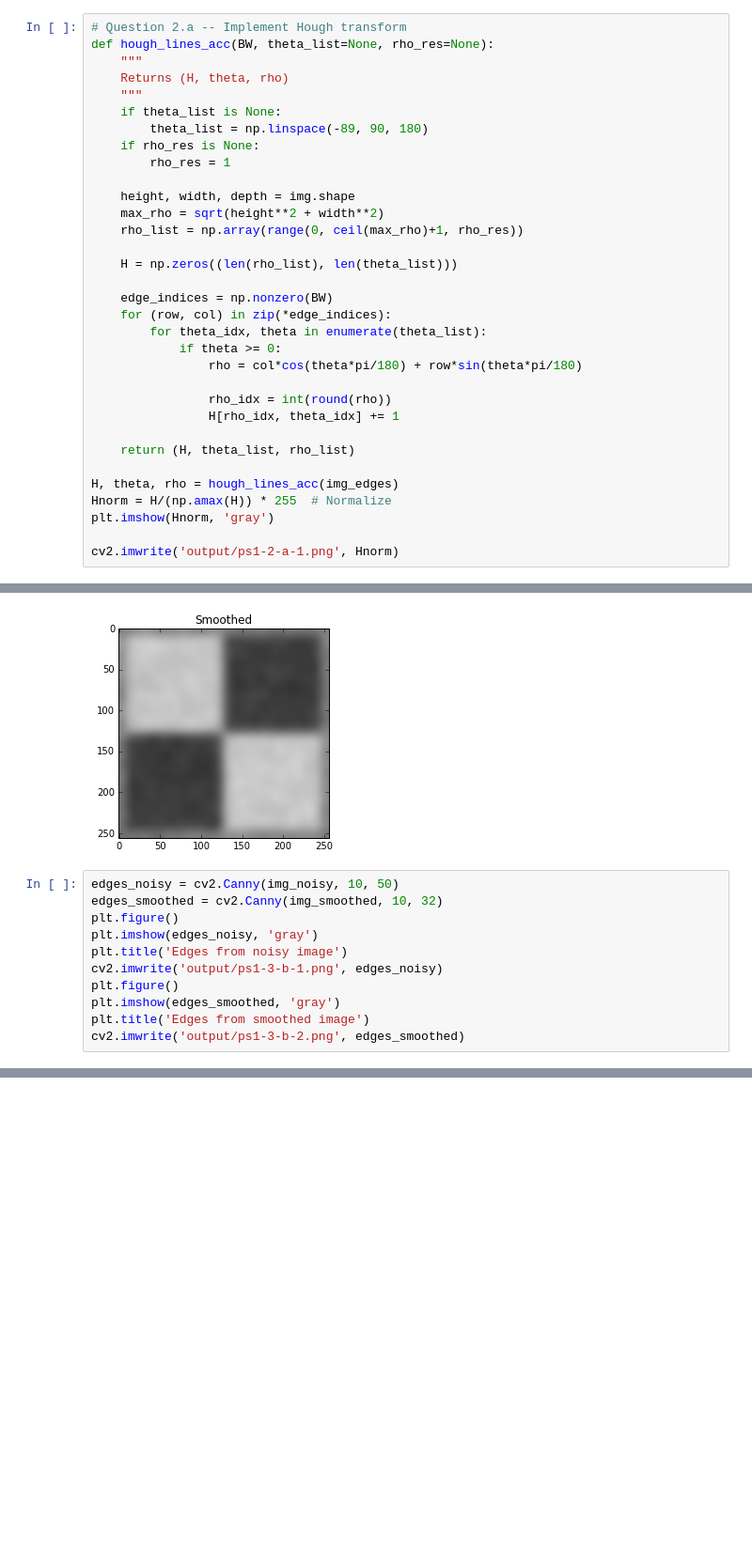
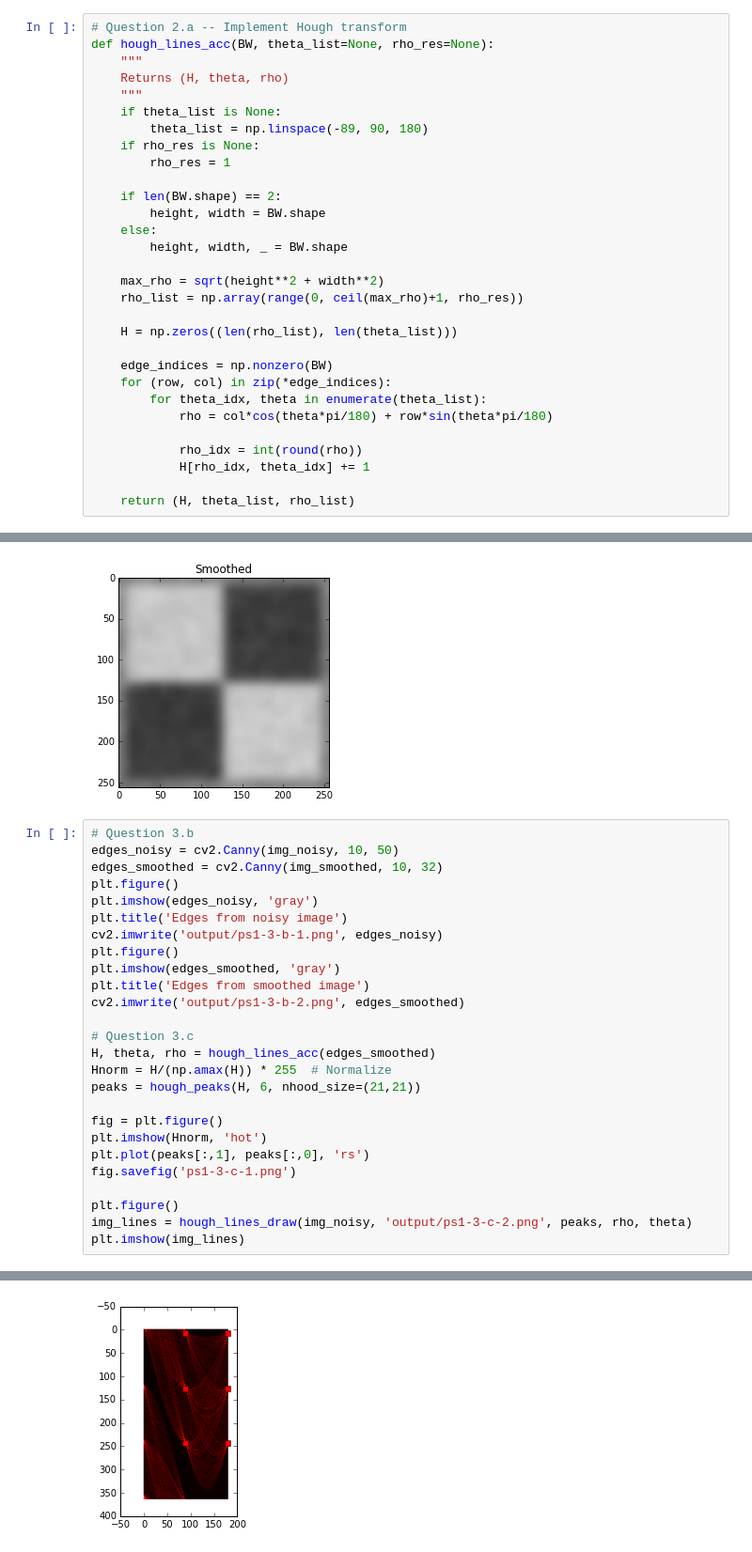
Before and after one commit to thomasantony/ud810-intro-computer-vision, a Jupyter notebook: ps1/ps1.ipynb, the cells around one changed output, grey strips where cells are left out. Shown: that part at 94% size. Saved outputs shown, nothing was run; the diff lists cells and outputs as text; blank space fills up the shorter version.

```diff
--- a/ps1/ps1.ipynb
+++ b/ps1/ps1.ipynb
@@ -31,7 +31,11 @@ def hough_lines_acc(BW, theta_list=None, rho_res=None):
     if rho_res is None:
         rho_res = 1
 
-    height, width, depth = img.shape
+    if len(BW.shape) == 2:
+        height, width = BW.shape
+    else:
+        height, width, _ = BW.shape
+
     max_rho = sqrt(height**2 + width**2)
     rho_list = np.array(range(0, ceil(max_rho)+1, rho_res))
 
@@ -40,16 +44,9 @@ def hough_lines_acc(BW, theta_list=None, rho_res=None):
     edge_indices = np.nonzero(BW)
     for (row, col) in zip(*edge_indices):
         for theta_idx, theta in enumerate(theta_list):
-            if theta >= 0:
-                rho = col*cos(theta*pi/180) + row*sin(theta*pi/180)
+            rho = col*cos(theta*pi/180) + row*sin(theta*pi/180)
 
-                rho_idx = int(round(rho))
-                H[rho_idx, theta_idx] += 1
+            rho_idx = int(round(rho))
+            H[rho_idx, theta_idx] += 1
 
     return (H, theta_list, rho_list)
-
-H, theta, rho = hough_lines_acc(img_edges)
-Hnorm = H/(np.amax(H)) * 255  # Normalize
-plt.imshow(Hnorm, 'gray')
-
-cv2.imwrite('output/ps1-2-a-1.png', Hnorm)
@@ -148,6 +177,7 @@ True
 [figure]
 [figure]
 # %%
+# Question 3.b
 edges_noisy = cv2.Canny(img_noisy, 10, 50)
 edges_smoothed = cv2.Canny(img_smoothed, 10, 32)
 plt.figure()
@@ -158,4 +188,18 @@ plt.figure()
 plt.imshow(edges_smoothed, 'gray')
 plt.title('Edges from smoothed image')
 cv2.imwrite('output/ps1-3-b-2.png', edges_smoothed)
+
+# Question 3.c
+H, theta, rho = hough_lines_acc(edges_smoothed)
+Hnorm = H/(np.amax(H)) * 255  # Normalize
+peaks = hough_peaks(H, 6, nhood_size=(21,21))
+
+fig = plt.figure()
+plt.imshow(Hnorm, 'hot')
+plt.plot(peaks[:,1], peaks[:,0], 'rs')
+fig.savefig('ps1-3-c-1.png')
+
+plt.figure()
+img_lines = hough_lines_draw(img_noisy, 'output/ps1-3-c-2.png', peaks, rho, theta)
+plt.imshow(img_lines)
 # %% [output]
@@ -163,2 +207,3 @@ True
 [figure]
 [figure]
+[figure, added]
```
Also changed, not shown: parts of 11 cells of this notebook, 11 other files.
